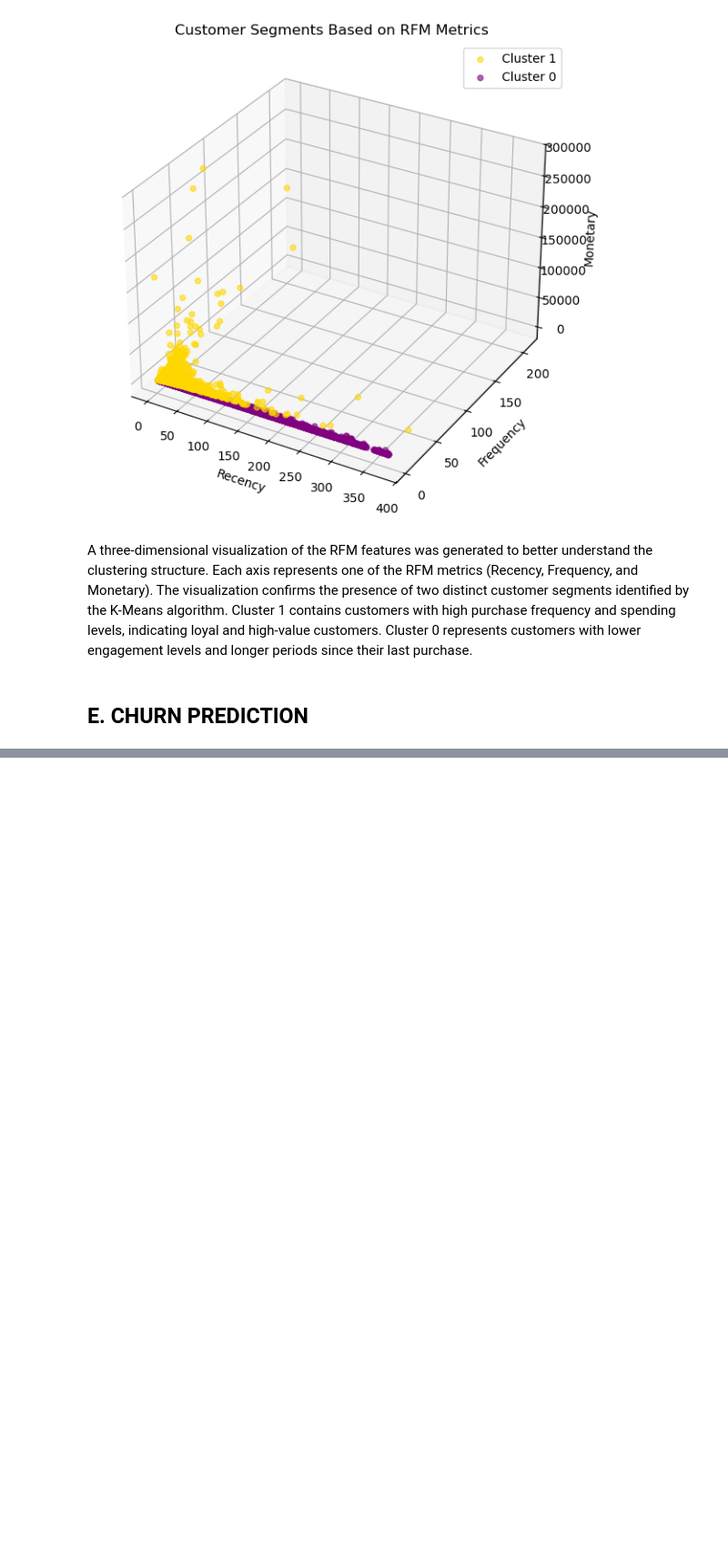
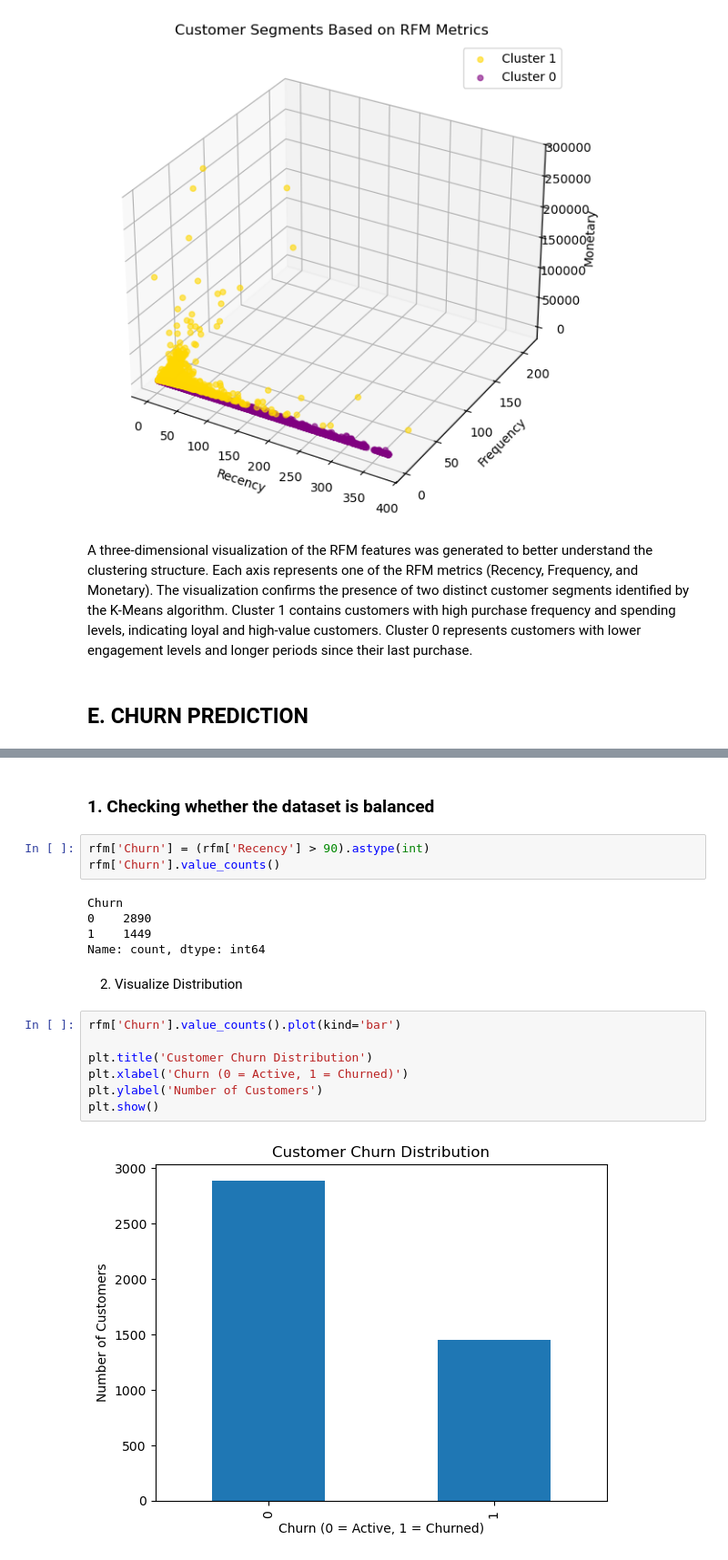
Before and after one commit to Pamela-Chebii/Consumer-Behavior-Analytics-Using-Transaction-Data, a Jupyter notebook: index.ipynb, the cells around one changed output, grey strips where cells are left out. Shown at 91% size. Saved outputs shown, nothing was run; the diff lists cells and outputs as text; blank space fills up the shorter version.

```diff
--- a/index.ipynb
+++ b/index.ipynb
@@ -606,0 +624,21 @@ A three-dimensional visualization of the RFM features was generated to better un
+# %% [markdown]
+### 1. Checking whether the dataset is balanced
+# %%
+rfm['Churn'] = (rfm['Recency'] > 90).astype(int)
+rfm['Churn'].value_counts()
+# %% [output]
+Churn
+0    2890
+1    1449
+Name: count, dtype: int64
+# %% [markdown]
+2. Visualize Distribution
+# %%
+rfm['Churn'].value_counts().plot(kind='bar')
+
+plt.title('Customer Churn Distribution')
+plt.xlabel('Churn (0 = Active, 1 = Churned)')
+plt.ylabel('Number of Customers')
+plt.show()
+# %% [output]
+[figure, added]
```
Also changed, not shown: parts of 17 cells of this notebook.
